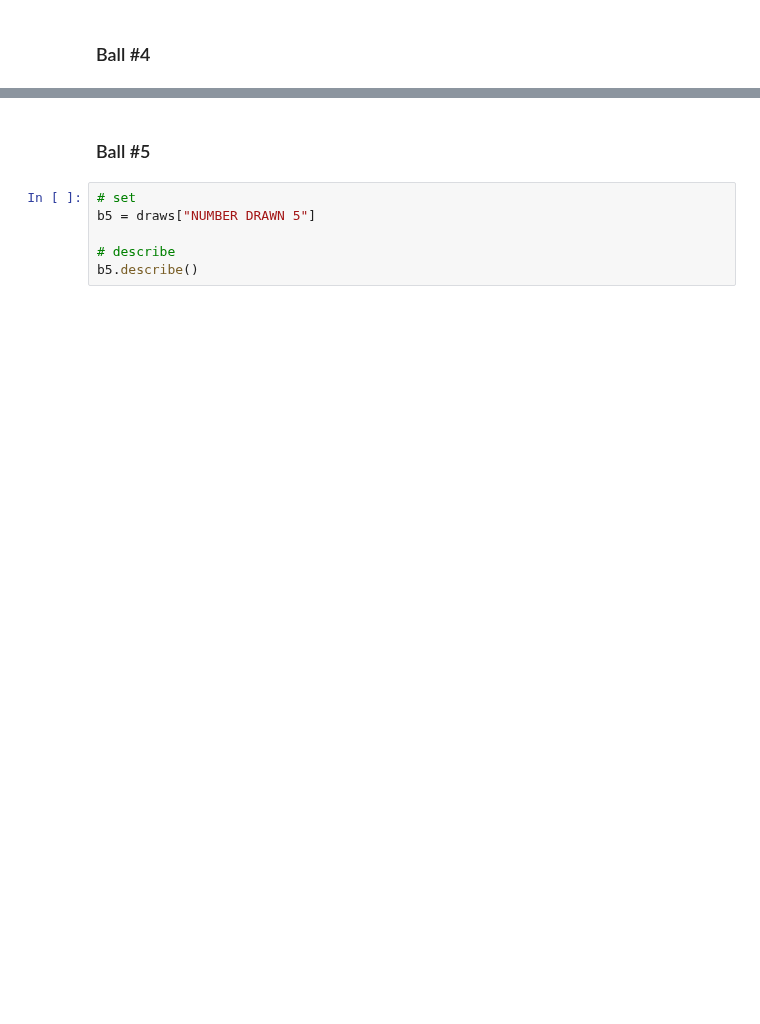
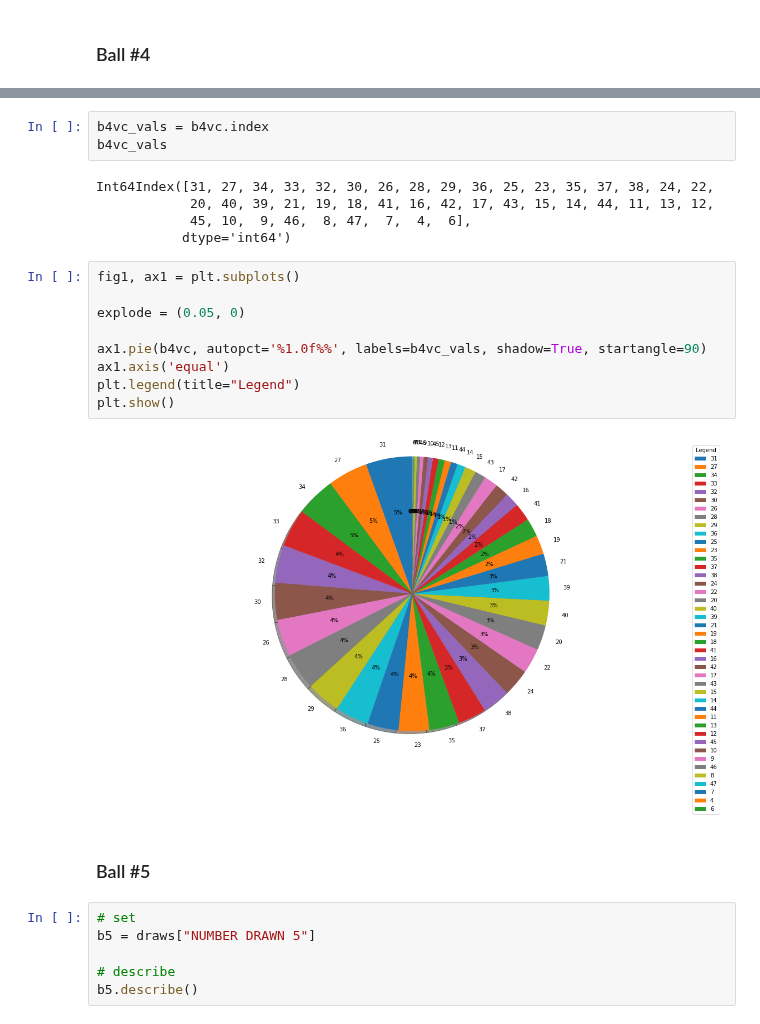
Before and after one commit to JesseScott/Lotto649, a Jupyter notebook: lotto.ipynb, the cells around one changed output, grey strips where cells are left out. Drawn from its saved outputs; the diff is of its cells as text; blank space fills up the shorter version.

```diff
--- a/lotto.ipynb
+++ b/lotto.ipynb
@@ -263,3 +320,22 @@ b4vc.plot(kind='bar')
+# %%
+b4vc_vals = b4vc.index
+b4vc_vals
+# %% [output]
+Int64Index([31, 27, 34, 33, 32, 30, 26, 28, 29, 36, 25, 23, 35, 37, 38, 24, 22,
+            20, 40, 39, 21, 19, 18, 41, 16, 42, 17, 43, 15, 14, 44, 11, 13, 12,
+            45, 10,  9, 46,  8, 47,  7,  4,  6],
+           dtype='int64')
+# %%
+fig1, ax1 = plt.subplots()
+
+explode = (0.05, 0)
+
+ax1.pie(b4vc, autopct='%1.0f%%', labels=b4vc_vals, shadow=True, startangle=90)
+ax1.axis('equal')
+plt.legend(title="Legend")
+plt.show()
+# %% [output]
+[figure, added]
 # %% [markdown]
 ### Ball #5
 # %%
```
Also changed, not shown: parts of 33 cells of this notebook, 2 other files.
